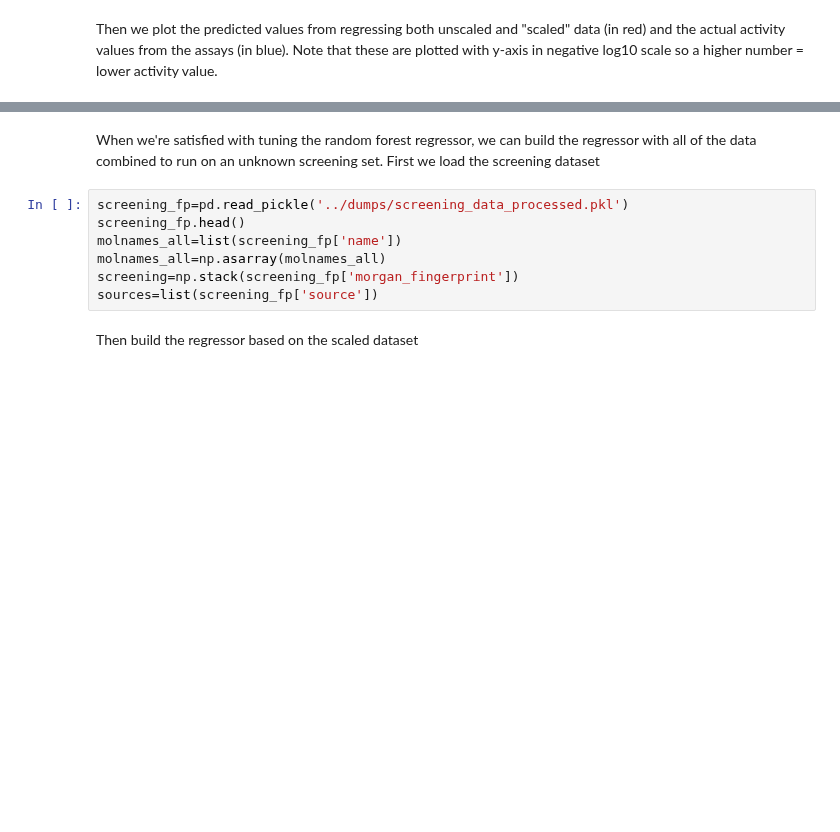
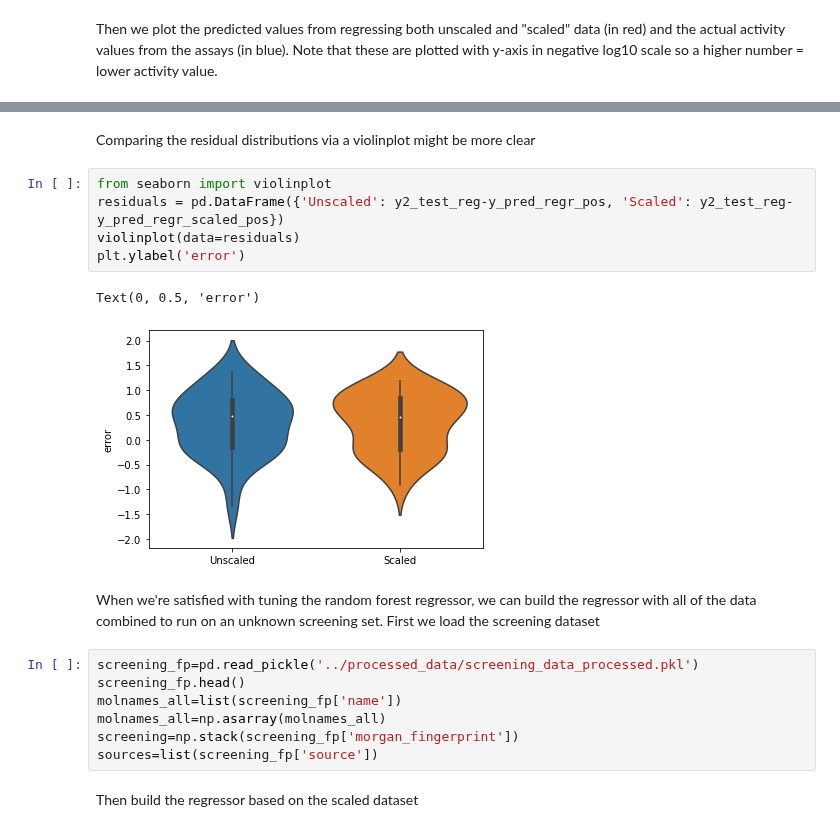
Before and after one commit to srensi/tmprss2, a Jupyter notebook: notebooks/random_forest_clean.ipynb, the cells around one changed output, grey strips where cells are left out. Cells and saved outputs as stored; diff of their text form; blank space fills up the shorter version.

```diff
--- a/notebooks/random_forest_clean.ipynb
+++ b/notebooks/random_forest_clean.ipynb
@@ -236,7 +278,17 @@ plt.xticks(rotation = '60');
+# %% [markdown]
+Comparing the residual distributions via a violinplot might be more clear
+# %%
+from seaborn import violinplot
+residuals = pd.DataFrame({'Unscaled': y2_test_reg-y_pred_regr_pos, 'Scaled': y2_test_reg-y_pred_regr_scaled_pos})
+violinplot(data=residuals)
+plt.ylabel('error')
+# %% [output]
+Text(0, 0.5, 'error')
+[figure, added]
 # %% [markdown]
 When we're satisfied with tuning the random forest regressor, we can build the regressor with all of the data combined to run on an unknown screening set.  First we load the screening dataset
 # %%
-screening_fp=pd.read_pickle('../dumps/screening_data_processed.pkl')
+screening_fp=pd.read_pickle('../processed_data/screening_data_processed.pkl')
 screening_fp.head()
 molnames_all=list(screening_fp['name'])
 molnames_all=np.asarray(molnames_all)
```
Also changed, not shown: parts of 13 cells of this notebook.
